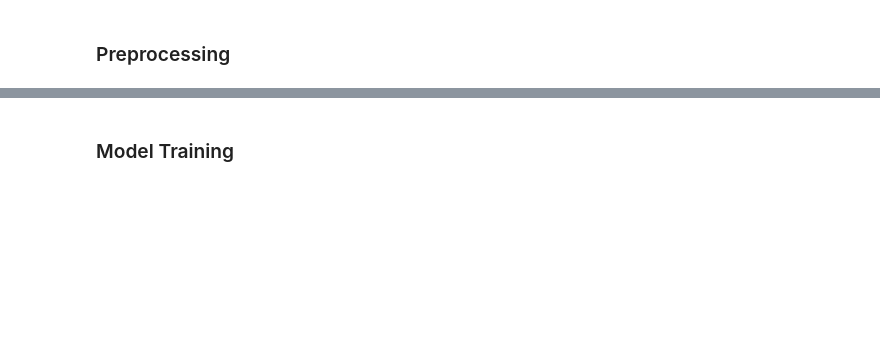
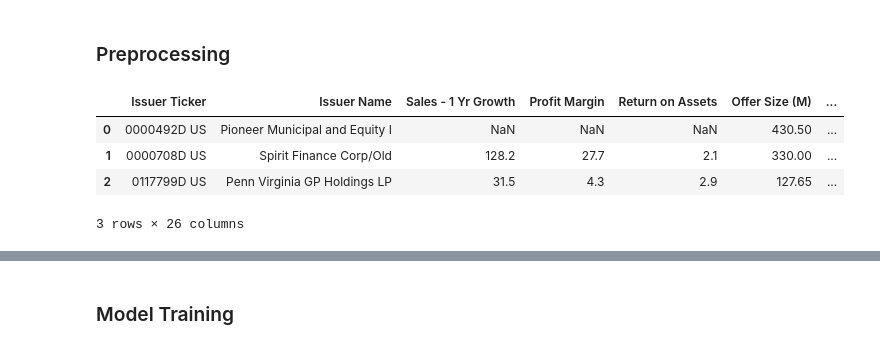
Before and after one commit to emanuelaromano/ipo-underpricing, a Jupyter notebook: data_analysis/regression.ipynb, the cells around one changed output, grey strips where cells are left out. Saved outputs shown, nothing was run; the diff lists cells and outputs as text; code cells hidden in the pictures; blank space fills up the shorter version.

```diff
--- a/data_analysis/regression.ipynb
+++ b/data_analysis/regression.ipynb
@@ -26,7 +27,14 @@ warnings.filterwarnings('ignore')
 ### Preprocessing
 # %%
 df = pd.read_csv('../build_dataset/output_csv/bloomberg_data.csv')
+df = df.dropna(subset=['Offer To 1st Close'])
 df.head(3)
+# %% [output]
+|  | Issuer Ticker | Issuer Name | Sales - 1 Yr Growth | Profit Margin | Return on Assets | Offer Size (M) | ... |
+| 0 | 0000492D US | Pioneer Municipal and Equity I | NaN | NaN | NaN | 430.50 | ... |
+| 1 | 0000708D US | Spirit Finance Corp/Old | 128.2 | 27.7 | 2.1 | 330.00 | ... |
+| 2 | 0117799D US | Penn Virginia GP Holdings LP | 31.5 | 4.3 | 2.9 | 127.65 | ... |
+3 rows × 26 columns
 # %%
 def convert_trade_date(df):
     """
```
Also changed, not shown: parts of 10 cells of this notebook, 4 other files.
